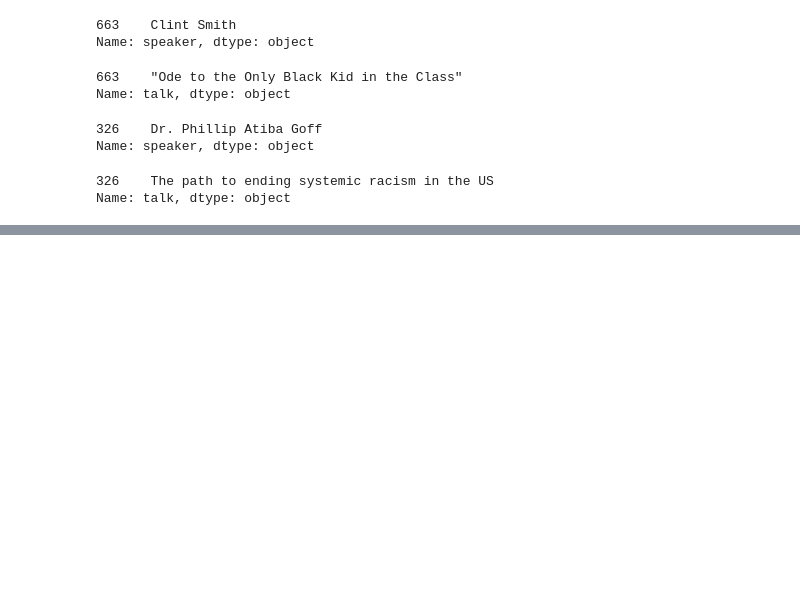
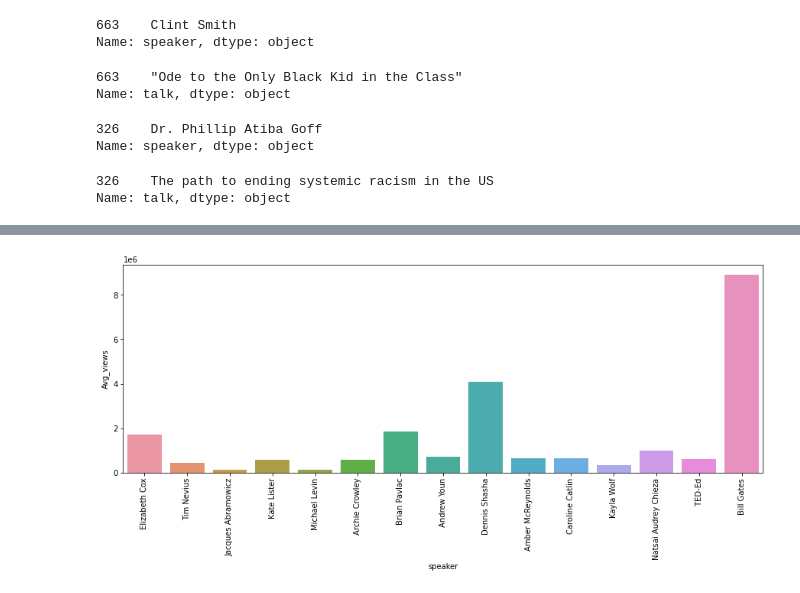
Before and after one commit to vaishakmk/TedTalk-Analysis, a Jupyter notebook: dheeraj_NLP.ipynb, the cells around one changed output, grey strips where cells are left out. Drawn from its saved outputs; the diff is of its cells as text; code cells hidden in the pictures; blank space fills up the shorter version.

Commit message:
Added visualisation for 15 most popular speakers and word cloud for the most popular speaker

```diff
--- a/dheeraj_NLP.ipynb
+++ b/dheeraj_NLP.ipynb
@@ -773,0 +826,2 @@ Name: talk, dtype: object
+# %%
+pop = pop_speaker.groupby(['speaker'],sort=False, as_index = False).sum()
@@ -773,0 +850,2 @@ Name: talk, dtype: object
+# %%
+test = pop_speaker.speaker.value_counts(sort=False).rename_axis('speaker').reset_index(name='count')
@@ -773,0 +909,2 @@ Name: talk, dtype: object
+# %%
+pop['count'] = test['count']
@@ -773,0 +920,2 @@ Name: talk, dtype: object
+# %%
+pop['Avg_views'] = pop["Views"]/pop["count"]
@@ -773,0 +931,8 @@ Name: talk, dtype: object
+# %%
+#Speaker vs Average Views
+plt.figure(figsize=(15,5))
+sns.barplot(x='speaker', y='Avg_views', data=pop.head(15))
+plt.xticks(rotation=90)
+plt.show()
+# %% [output]
+[figure, added]
```
Also changed, not shown: parts of 26 cells of this notebook.
